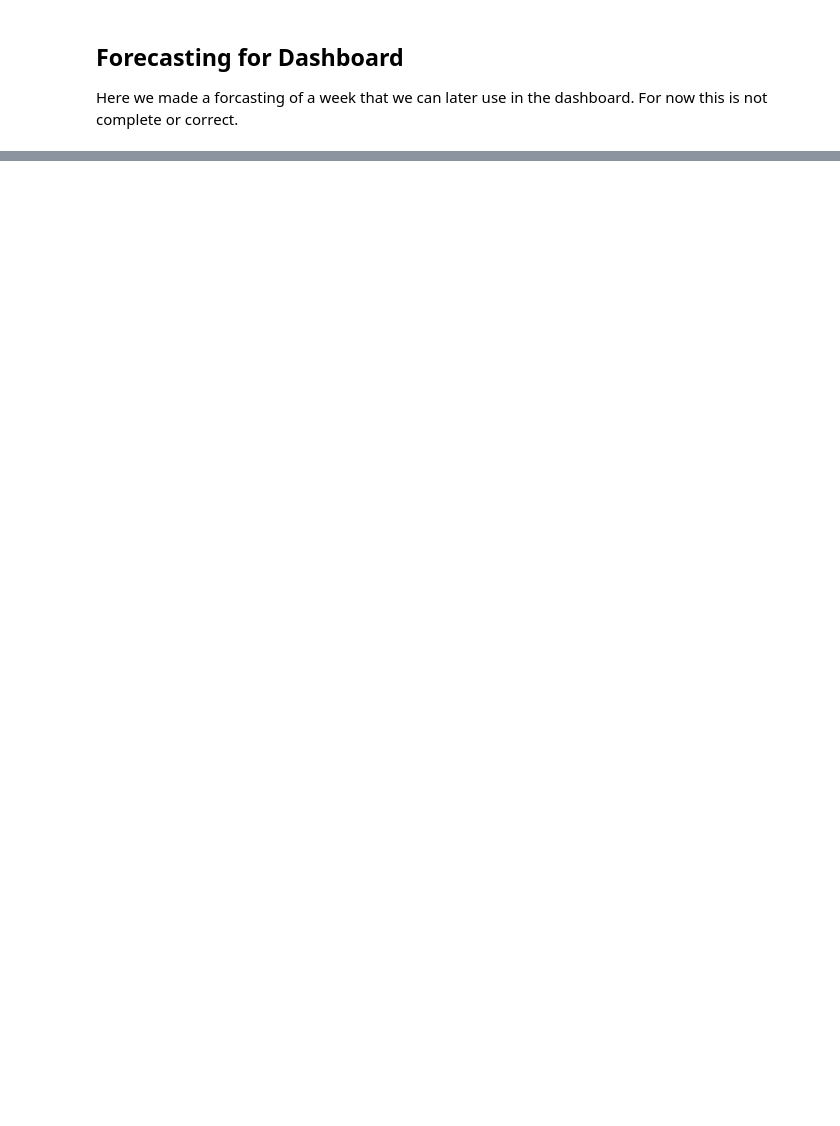
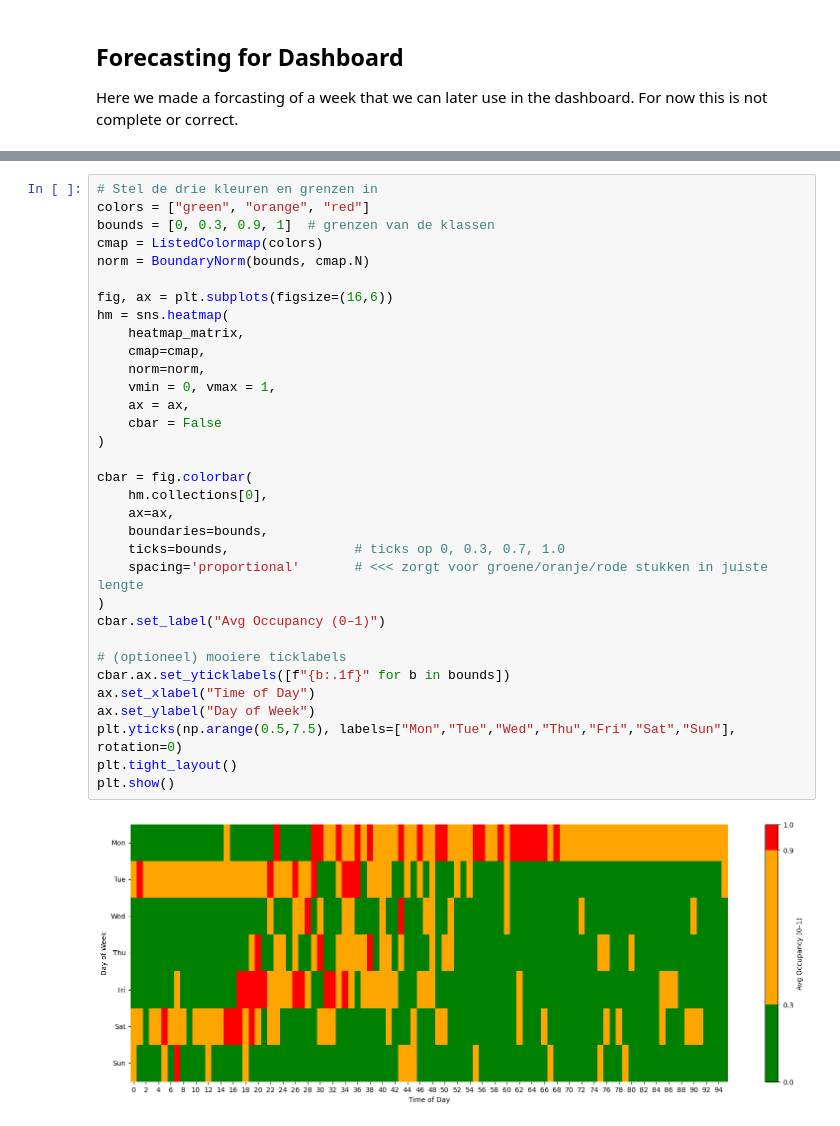
Before and after one commit to chenneman/CTC-advanced-data-science, a Jupyter notebook: XGboost.ipynb, the cells around one changed output, grey strips where cells are left out. Drawn from its saved outputs; the diff is of its cells as text; blank space fills up the shorter version.

Commit message:
Prediction 1 week + graph

```diff
--- a/XGboost.ipynb
+++ b/XGboost.ipynb
@@ -548,0 +542,35 @@ plt.show()
+# %%
+# Stel de drie kleuren en grenzen in
+colors = ["green", "orange", "red"]
+bounds = [0, 0.3, 0.9, 1]  # grenzen van de klassen
+cmap = ListedColormap(colors)
+norm = BoundaryNorm(bounds, cmap.N)
+
+fig, ax = plt.subplots(figsize=(16,6))
+hm = sns.heatmap(
+    heatmap_matrix,
+    cmap=cmap,
+    norm=norm,
+    vmin = 0, vmax = 1,
+    ax = ax,
+    cbar = False
+)
+
+cbar = fig.colorbar(
+    hm.collections[0],
+    ax=ax,
+    boundaries=bounds,
+    ticks=bounds,                # ticks op 0, 0.3, 0.7, 1.0
+    spacing='proportional'       # <<< zorgt voor groene/oranje/rode stukken in juiste lengte
+)
+cbar.set_label("Avg Occupancy (0–1)")
+
+# (optioneel) mooiere ticklabels
+cbar.ax.set_yticklabels([f"{b:.1f}" for b in bounds])
+ax.set_xlabel("Time of Day")
+ax.set_ylabel("Day of Week")
+plt.yticks(np.arange(0.5,7.5), labels=["Mon","Tue","Wed","Thu","Fri","Sat","Sun"], rotation=0)
+plt.tight_layout()
+plt.show()
+# %% [output]
+[figure, added]
```
Also changed, not shown: parts of 11 cells of this notebook.
